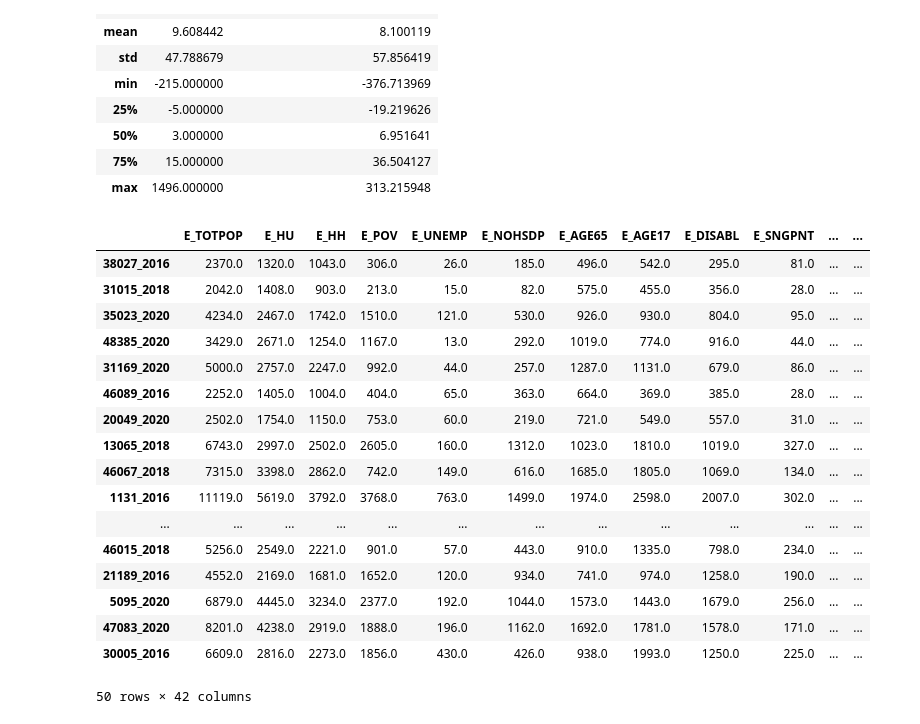
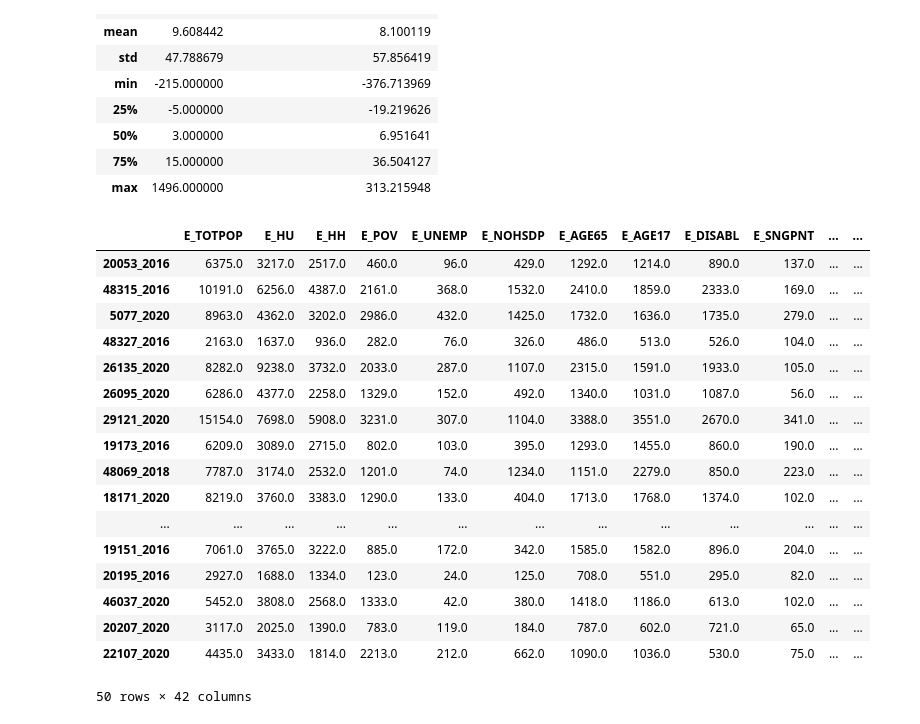
Before and after one commit to alex-keigley/Investigating-SVI-and-Heart-Related-Deaths, a Jupyter notebook: visualizations.ipynb, the cells around one changed output. Drawn from its saved outputs; the diff is of its cells as text; code cells hidden in the pictures.

```diff
--- a/visualizations.ipynb
+++ b/visualizations.ipynb
@@ -215,23 +215,23 @@ totals_df[['C-Deaths', 'C-Deaths per 100,000 Population']].describe()
 | 75% | 15.000000 | 36.504127 |
 | max | 1496.000000 | 313.215948 |
 # %%
-totals_df.sort_values(by=['C-Deaths per 100,000 Population']).head(50)
+totals_df.sort_values(by=['C-Deaths per 100,000 Population']).tail(50)
 # %% [output]
 |  | E_TOTPOP | E_HU | E_HH | E_POV | E_UNEMP | E_NOHSDP | E_AGE65 | E_AGE17 | E_DISABL | E_SNGPNT | ... | ... |
-| 38027_2016 | 2370.0 | 1320.0 | 1043.0 | 306.0 | 26.0 | 185.0 | 496.0 | 542.0 | 295.0 | 81.0 | ... | ... |
-| 31015_2018 | 2042.0 | 1408.0 | 903.0 | 213.0 | 15.0 | 82.0 | 575.0 | 455.0 | 356.0 | 28.0 | ... | ... |
-| 35023_2020 | 4234.0 | 2467.0 | 1742.0 | 1510.0 | 121.0 | 530.0 | 926.0 | 930.0 | 804.0 | 95.0 | ... | ... |
-| 48385_2020 | 3429.0 | 2671.0 | 1254.0 | 1167.0 | 13.0 | 292.0 | 1019.0 | 774.0 | 916.0 | 44.0 | ... | ... |
-| 31169_2020 | 5000.0 | 2757.0 | 2247.0 | 992.0 | 44.0 | 257.0 | 1287.0 | 1131.0 | 679.0 | 86.0 | ... | ... |
-| 46089_2016 | 2252.0 | 1405.0 | 1004.0 | 404.0 | 65.0 | 363.0 | 664.0 | 369.0 | 385.0 | 28.0 | ... | ... |
-| 20049_2020 | 2502.0 | 1754.0 | 1150.0 | 753.0 | 60.0 | 219.0 | 721.0 | 549.0 | 557.0 | 31.0 | ... | ... |
-| 13065_2018 | 6743.0 | 2997.0 | 2502.0 | 2605.0 | 160.0 | 1312.0 | 1023.0 | 1810.0 | 1019.0 | 327.0 | ... | ... |
-| 46067_2018 | 7315.0 | 3398.0 | 2862.0 | 742.0 | 149.0 | 616.0 | 1685.0 | 1805.0 | 1069.0 | 134.0 | ... | ... |
-| 1131_2016 | 11119.0 | 5619.0 | 3792.0 | 3768.0 | 763.0 | 1499.0 | 1974.0 | 2598.0 | 2007.0 | 302.0 | ... | ... |
+| 20053_2016 | 6375.0 | 3217.0 | 2517.0 | 460.0 | 96.0 | 429.0 | 1292.0 | 1214.0 | 890.0 | 137.0 | ... | ... |
+| 48315_2016 | 10191.0 | 6256.0 | 4387.0 | 2161.0 | 368.0 | 1532.0 | 2410.0 | 1859.0 | 2333.0 | 169.0 | ... | ... |
+| 5077_2020 | 8963.0 | 4362.0 | 3202.0 | 2986.0 | 432.0 | 1425.0 | 1732.0 | 1636.0 | 1735.0 | 279.0 | ... | ... |
+| 48327_2016 | 2163.0 | 1637.0 | 936.0 | 282.0 | 76.0 | 326.0 | 486.0 | 513.0 | 526.0 | 104.0 | ... | ... |
+| 26135_2020 | 8282.0 | 9238.0 | 3732.0 | 2033.0 | 287.0 | 1107.0 | 2315.0 | 1591.0 | 1933.0 | 105.0 | ... | ... |
+| 26095_2020 | 6286.0 | 4377.0 | 2258.0 | 1329.0 | 152.0 | 492.0 | 1340.0 | 1031.0 | 1087.0 | 56.0 | ... | ... |
+| 29121_2020 | 15154.0 | 7698.0 | 5908.0 | 3231.0 | 307.0 | 1104.0 | 3388.0 | 3551.0 | 2670.0 | 341.0 | ... | ... |
+| 19173_2016 | 6209.0 | 3089.0 | 2715.0 | 802.0 | 103.0 | 395.0 | 1293.0 | 1455.0 | 860.0 | 190.0 | ... | ... |
+| 48069_2018 | 7787.0 | 3174.0 | 2532.0 | 1201.0 | 74.0 | 1234.0 | 1151.0 | 2279.0 | 850.0 | 223.0 | ... | ... |
+| 18171_2020 | 8219.0 | 3760.0 | 3383.0 | 1290.0 | 133.0 | 404.0 | 1713.0 | 1768.0 | 1374.0 | 102.0 | ... | ... |
 | ... | ... | ... | ... | ... | ... | ... | ... | ... | ... | ... | ... | ... |
-| 46015_2018 | 5256.0 | 2549.0 | 2221.0 | 901.0 | 57.0 | 443.0 | 910.0 | 1335.0 | 798.0 | 234.0 | ... | ... |
-| 21189_2016 | 4552.0 | 2169.0 | 1681.0 | 1652.0 | 120.0 | 934.0 | 741.0 | 974.0 | 1258.0 | 190.0 | ... | ... |
-| 5095_2020 | 6879.0 | 4445.0 | 3234.0 | 2377.0 | 192.0 | 1044.0 | 1573.0 | 1443.0 | 1679.0 | 256.0 | ... | ... |
-| 47083_2020 | 8201.0 | 4238.0 | 2919.0 | 1888.0 | 196.0 | 1162.0 | 1692.0 | 1781.0 | 1578.0 | 171.0 | ... | ... |
-| 30005_2016 | 6609.0 | 2816.0 | 2273.0 | 1856.0 | 430.0 | 426.0 | 938.0 | 1993.0 | 1250.0 | 225.0 | ... | ... |
+| 19151_2016 | 7061.0 | 3765.0 | 3222.0 | 885.0 | 172.0 | 342.0 | 1585.0 | 1582.0 | 896.0 | 204.0 | ... | ... |
+| 20195_2016 | 2927.0 | 1688.0 | 1334.0 | 123.0 | 24.0 | 125.0 | 708.0 | 551.0 | 295.0 | 82.0 | ... | ... |
+| 46037_2020 | 5452.0 | 3808.0 | 2568.0 | 1333.0 | 42.0 | 380.0 | 1418.0 | 1186.0 | 613.0 | 102.0 | ... | ... |
+| 20207_2020 | 3117.0 | 2025.0 | 1390.0 | 783.0 | 119.0 | 184.0 | 787.0 | 602.0 | 721.0 | 65.0 | ... | ... |
+| 22107_2020 | 4435.0 | 3433.0 | 1814.0 | 2213.0 | 212.0 | 662.0 | 1090.0 | 1036.0 | 530.0 | 75.0 | ... | ... |
 50 rows × 42 columns
```
Also changed, not shown: 3 other files.
